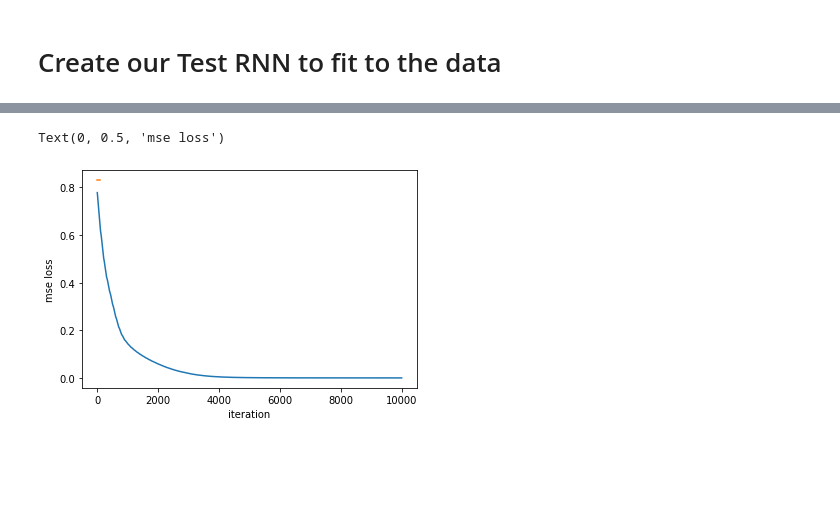
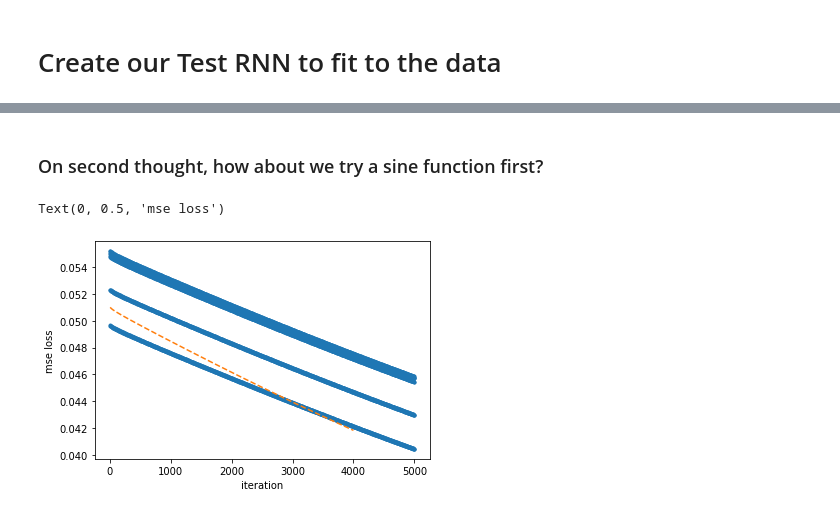
Before and after one commit to lindermanlab/ssm-jax, a Jupyter notebook: notebooks/scratch/rnn.ipynb, the cells around one changed output, grey strips where cells are left out. Saved outputs shown, nothing was run; the diff lists cells and outputs as text; code cells hidden in the pictures; blank space fills up the shorter version.

Commit message:
working on fitting to non-rnn-generated synthetic data

```diff
--- a/notebooks/scratch/rnn.ipynb
+++ b/notebooks/scratch/rnn.ipynb
@@ -49,6 +63,6 @@ def plot_emissions(states, data):
 Let the emissions be the identity of the hidden states.
 # %%
 num_input_dims = 1
-num_latent_dims = 1
+num_latent_dims = 2
 
 rnn = GRU(num_input_dims, num_latent_dims, seed=jr.PRNGKey(0))
@@ -74,2 +89,4 @@ plt.show()
 # %% [markdown]
 # Create our Test RNN to fit to the data
+# %%
+test_rnn = GRU(num_input_dims, num_latent_dims, seed=jr.PRNGKey(42))
@@ -75,0 +224,2 @@ plt.show()
+# %% [markdown]
+### On second thought, how about we try a sine function first?
@@ -80,4 +245,10 @@ num_latent_dims = 1
 test_rnn = GRU(num_input_dims, num_latent_dims, seed=jr.PRNGKey(42))
+# %%
+train_inputs = train_dataset[:, :-1]
+train_outputs = train_dataset[:, 1:]
+
+test_inputs = test_dataset[:, :-1]
+test_outputs = test_dataset[:, 1:]
 # %%
 from jax import value_and_grad, jit
 from jax.experimental import optimizers
@@ -85,48 +256,47 @@ from tqdm.auto import tqdm
 import matplotlib.pyplot as plt
 
 @jit
-def mse_loss(model, inputs, labels, seed):
+def mse_loss(model, inputs, outputs, seed):
     num_steps = inputs.shape[-2]
-    _, pred_data = model.sample(key=seed, num_steps=num_steps, covariates=inputs)
-    return np.mean(np.square(pred_data - labels))
+    _, pred_outputs = model.sample(key=seed, num_steps=num_steps, covariates=inputs)
+    return np.mean(np.square(pred_outputs - outputs))
 
 
 @jit
-def step(step, opt_state, seed):
-    value, grads = value_and_grad(mse_loss)(opt.params_fn(opt_state), inputs, labels, seed)
+def step(step, opt_state, inputs, outputs, seed):
+    value, grads = value_and_grad(mse_loss)(opt.params_fn(opt_state), inputs, outputs, seed)
     opt_state = opt.update_fn(step, grads, opt_state)
     return value, opt_state
 
 
-seed = jr.PRNGKey(0)
-num_epochs = 100
+seed = jr.PRNGKey(1)
+num_epochs = 1000
 train_losses = []
 val_losses = []
 
-opt = optimizers.adam(step_size=1e-3)
+opt = optimizers.adam(step_size=1e-5)
 opt_state = opt.init_fn(test_rnn)
 for epoch in tqdm(range(1, num_epochs + 1)):
-    for i, (inputs, labels) in tqdm(
-        enumerate(zip(train_inputs, train_dataset)), total=num_trials, leave=False
-    ):
+    for i, (train_input, train_output) in enumerate(zip(train_inputs, train_outputs)):
         seed, this_seed = jr.split(seed, 2)
-        loss, opt_state = step(epoch * i, opt_state, this_seed)
+        loss, opt_state = step(epoch * i, opt_state, train_input, train_output, this_seed)
         train_losses.append(loss)
 
     # validation
     val_loss = 0.
-    for (test_input, test_label) in zip(test_inputs, test_dataset):
-        val_loss += mse_loss(opt.params_fn(opt_state), test_input, test_label, this_seed)
+    for (test_input, test_output) in zip(test_inputs, test_outputs):
+        val_loss += mse_loss(opt.params_fn(opt_state), test_input, test_output, this_seed)
     val_loss /= test_dataset.shape[0]
-    val_losses.append(val_loss)
+    val_losses.append((epoch * i, val_loss))
+val_losses = np.array(val_losses)
 # %%
-plt.plot(train_losses)
-plt.plot(val_losses)
+plt.plot(train_losses, '.', label="train")
+plt.plot(val_losses[:, 0], val_losses[:, 1], '--', label="val")
 plt.xlabel("iteration")
 plt.ylabel("mse loss")
 # %% [output]
 Text(0, 0.5, 'mse loss')
-[figure, old version]
+[figure, new version]
 # %%
 fit_rnn = opt.params_fn(opt_state)
 
```
Also changed, not shown: parts of 16 cells of this notebook, 1 other file.
